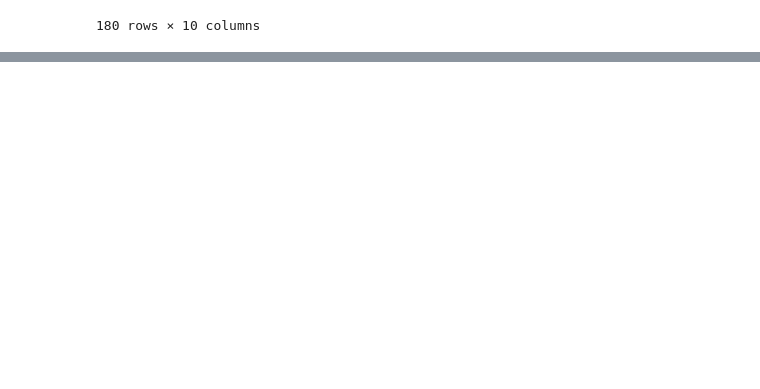
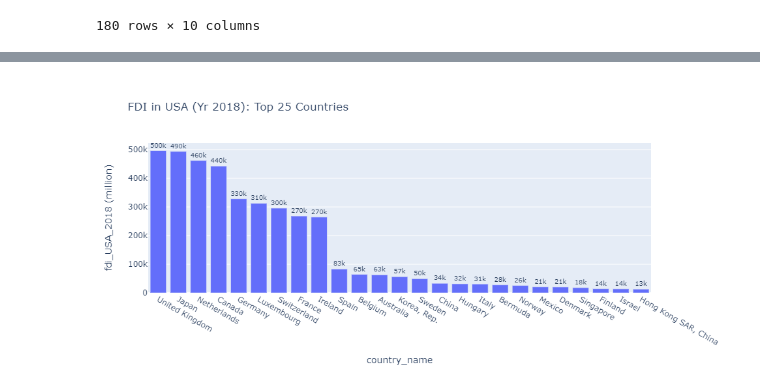
Before and after one commit to sabrinasaleh/Data_Munging_Plotting, a Jupyter notebook: main.ipynb, the cells around one changed output, grey strips where cells are left out. Saved outputs shown, nothing was run; the diff lists cells and outputs as text; code cells hidden in the pictures; blank space fills up the shorter version.

Commit message:
added bar plots

```diff
--- a/main.ipynb
+++ b/main.ipynb
@@ -129,7 +131,7 @@ df_2
 # %%
 # Merging for GDP_2018 (million)
 df_3 = pd.merge(df_2, GDP_2018, on="Country", how="outer").drop(
-    ["NY.GDP.MKTP.CD"], axis=1
+    ["NY.GDP.MKTP.CD"], axis=1,
 )
 df_3
 # %% [output]
@@ -181,7 +183,7 @@ df_4
 # %%
 # Merging for doing_business_2018
 df_5 = pd.merge(df_4, doing_busn_2018, on="country_name", how="outer").drop(
-    ["doing_business_2017", "doing_business_2019"], axis=1
+    ["doing_business_2017", "doing_business_2019"], axis=1,
 )
 df_5
 # %% [output]
@@ -201,7 +203,7 @@ df_5
 # %%
 # Dependent Variable = FDI in USA; extracting FDI in USA data for 2018 and cleaning for null values
 df_6 = FDI_USA_2018.drop(
-    ["fdi_USA_2017 (million)", "fdi_USA_2019 (million)"], axis=1
+    ["fdi_USA_2017 (million)", "fdi_USA_2019 (million)"], axis=1,
 ).dropna()
 
 df_6
@@ -240,3 +242,9 @@ clean_data
 # %%
 # Exporting & saving clean_data to csv file
 clean_data.to_csv("Resources/clean_data.csv", index=False)
+# %%
+# Generating data frame for "FDI in USA (Yr 2018): Top 25 Countries"
+bar_fdi = clean_data.loc[(clean_data["fdi_USA_2018 (million)"] >= 13159.0)].sort_values(
+    ["fdi_USA_2018 (million)"], ascending=False
+)
+bar_fdi
@@ -242,0 +269,13 @@ clean_data.to_csv("Resources/clean_data.csv", index=False)
+# %%
+# Creating bar plot for "FDI in USA (Yr 2018): Top 25 Countries"
+fig_bar_fdi = px.bar(
+    bar_fdi,
+    y="fdi_USA_2018 (million)",
+    x="country_name",
+    text="fdi_USA_2018 (million)",
+    title="FDI in USA (Yr 2018): Top 25 Countries",
+)
+fig_bar_fdi.update_traces(texttemplate="%{text:.2s}", textposition="outside")
+fig_bar_fdi.update_layout(uniformtext_minsize=8, uniformtext_mode="hide")
+fig_bar_fdi.show()
+# %% [output]
@@ -242,0 +283 @@ clean_data.to_csv("Resources/clean_data.csv", index=False)
+[figure, added]
```
Also changed, not shown: parts of 11 cells of this notebook.
